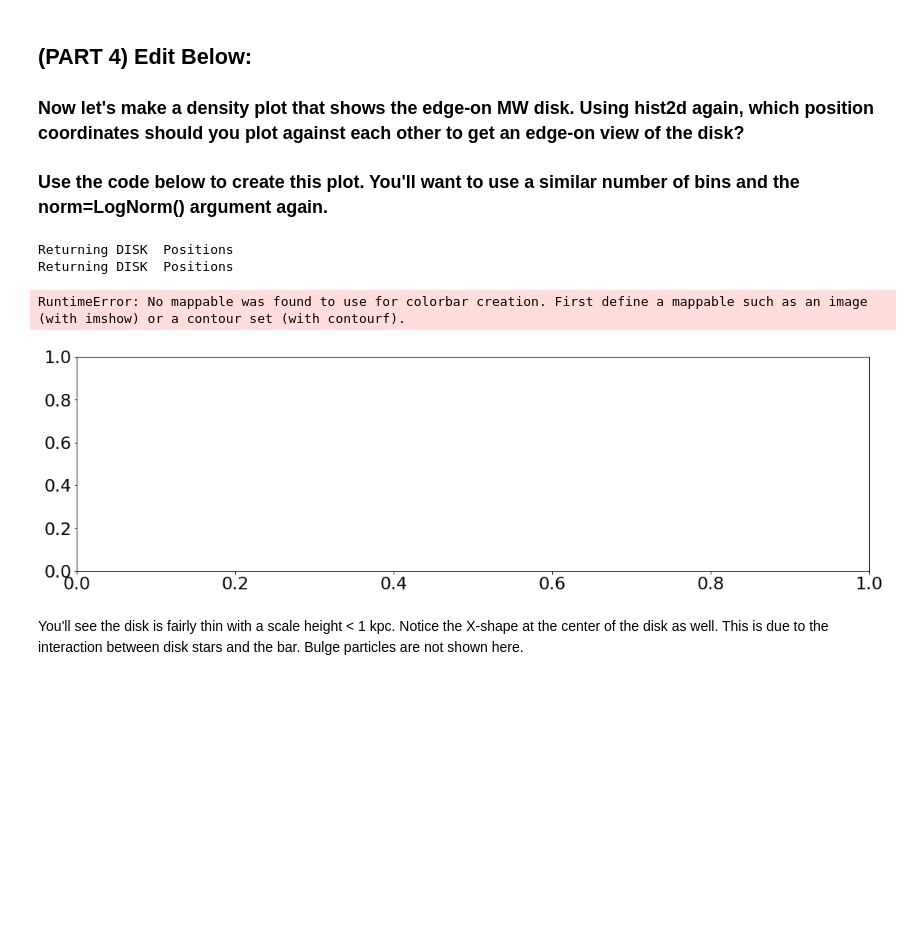
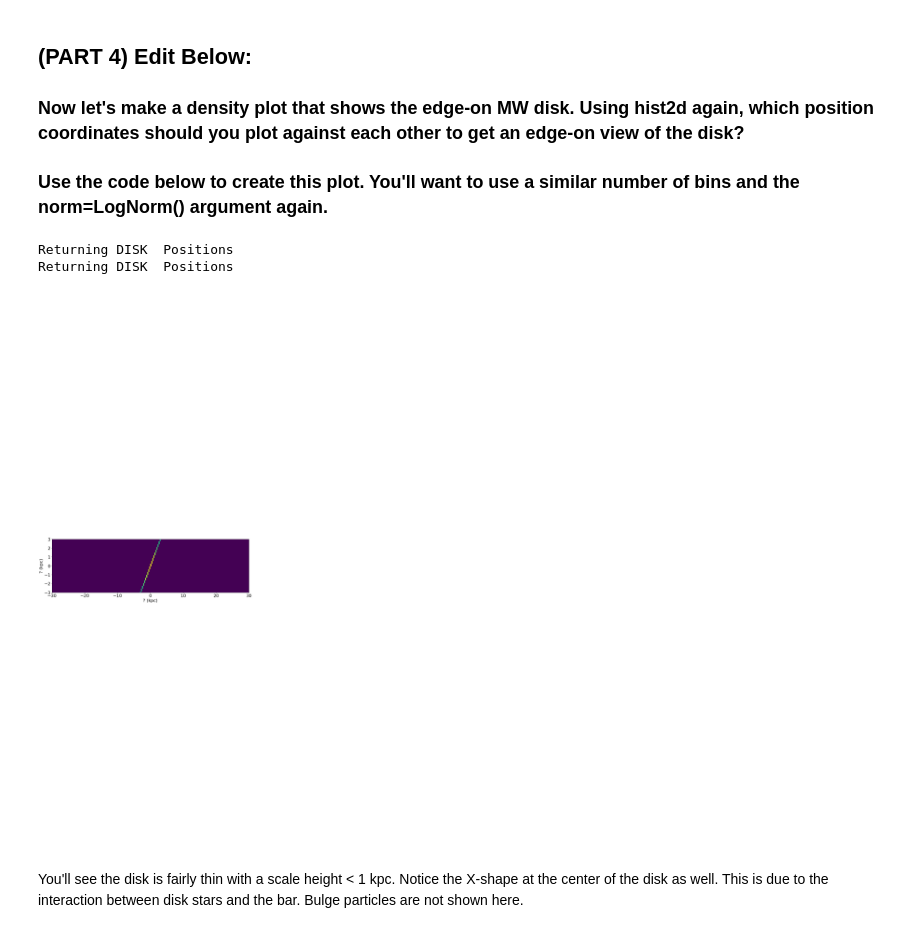
Before and after one commit to Ximena89/and_yet_it_moves, a Jupyter notebook: codigo/Plotting_Template.ipynb, the cells around one changed output. Saved outputs shown, nothing was run; the diff lists cells and outputs as text; code cells hidden in the pictures; blank space fills up the shorter version.

```diff
--- a/codigo/Plotting_Template.ipynb
+++ b/codigo/Plotting_Template.ipynb
@@ -37,15 +39,0 @@ SystemExit:
-# %%
-pos_disk= pyg.readsnap("../sims/MW_LMC_sim_111", "pos", "disk")
-
-def pygadgetreader(MW_LMC_sim_111):
-
-    pos_disk= pyg.readsnap("../sims/MW_LMC_sim_111", "pos", "disk")
-    xpos_disk= pos_disk[:,0]
-    x=np.array(xpos_disk)
-    ypos_disk= pos_disk[:,1]
-    y=np.array(ypos_disk)
-    zpos_disk= pos_disk[:,2]
-    z=np.array(ypos_disk)
-    return x,y
-
-x,y,z = pygadgetreader("MW_LMC_sim_111")
@@ -73,19 +57,23 @@ ax = plt.subplot(111)
 
 
 
-def hist2d(x, y, bins=150):
+def hist2d(x, y, bins=200):
     plt.hist2d(x,y,bins=bins)
 
 
+#LogNorm()
+#plt.colorbar()
 
-#plt.colorbar()
-hist2d(x,y,bins=75)
+
+hist2d(x,y,bins=150)
+
+
 # Add axis labels
 plt.xlabel('? (kpc)', fontsize=22)
 plt.ylabel('? (kpc)', fontsize=22)
 
 #set axis limits
-plt.ylim(30,90)
+plt.ylim(-30,30)
 plt.xlim(-30,30)
 
 #adjust tick label font size
@@ -117,52 +105,49 @@ fig = plt.figure(figsize=(18,5))
 ax = plt.subplot(111)
 
 #### PLACE FUNCTION HERE ####
+pos_disk= pyg.readsnap("../sims/MW_1M_db_010", "pos", "disk")
 
-pos_disk= pyg.readsnap("../sims/MW_LMC_sim_111", "pos", "disk")
+def pygadgetreader(MW_1M_db_010):
 
-def pygadgetreader(MW_LMC_sim_111):
-
-    pos_disk= pyg.readsnap("../sims/MW_LMC_sim_111", "pos", "disk")
+    pos_disk= pyg.readsnap("../sims/MW_1M_db_010", "pos", "disk")
     xpos_disk= pos_disk[:,0]
     x=np.array(xpos_disk)
     ypos_disk= pos_disk[:,1]
     y=np.array(ypos_disk)
     zpos_disk= pos_disk[:,2]
     z=np.array(ypos_disk)
-    return y,z
+    return x,z
 
-y,z = pygadgetreader("MW_LMC_sim_111")
 
-def hist2d(y, z, bins=150):
+x,z = pygadgetreader("MW_1M_db_010")
+
+def hist2d(x, z, bins=200):
     plt.hist2d(y,z,bins=bins)
 
-
-plt.colorbar()
-hist2d(y,z,bins=75)
+hist2d(x,z,bins=200)
 
 #plt.colorbar()
 
 # Add axis labels
 plt.xlabel('? (kpc)', fontsize=22)
 plt.ylabel('? (kpc)', fontsize=22)
 
 #set axis limits
 plt.ylim(-3,3)
 plt.xlim(-30,30)
 
 #adjust tick label font size
 label_size = 22
 matplotlib.rcParams['xtick.labelsize'] = label_size
 matplotlib.rcParams['ytick.labelsize'] = label_size
 
 
 # Save to a file
 ax.set_rasterized(True)
 # %% [output]
 Returning DISK  Positions
 Returning DISK  Positions
-RuntimeError: No mappable was found to use for colorbar creation. First define a mappable such as an image (with imshow) or a contour set (with contourf).
-[figure, old version]
+[figure, new version]
 # %% [markdown]
 You'll see the disk is fairly thin with a scale height < 1 kpc. Notice the X-shape at the center of the disk as well. This is due to the interaction between disk stars and the bar. Bulge particles are not shown here.
 # %% [markdown]
```
Also changed, not shown: parts of 3 cells of this notebook.
